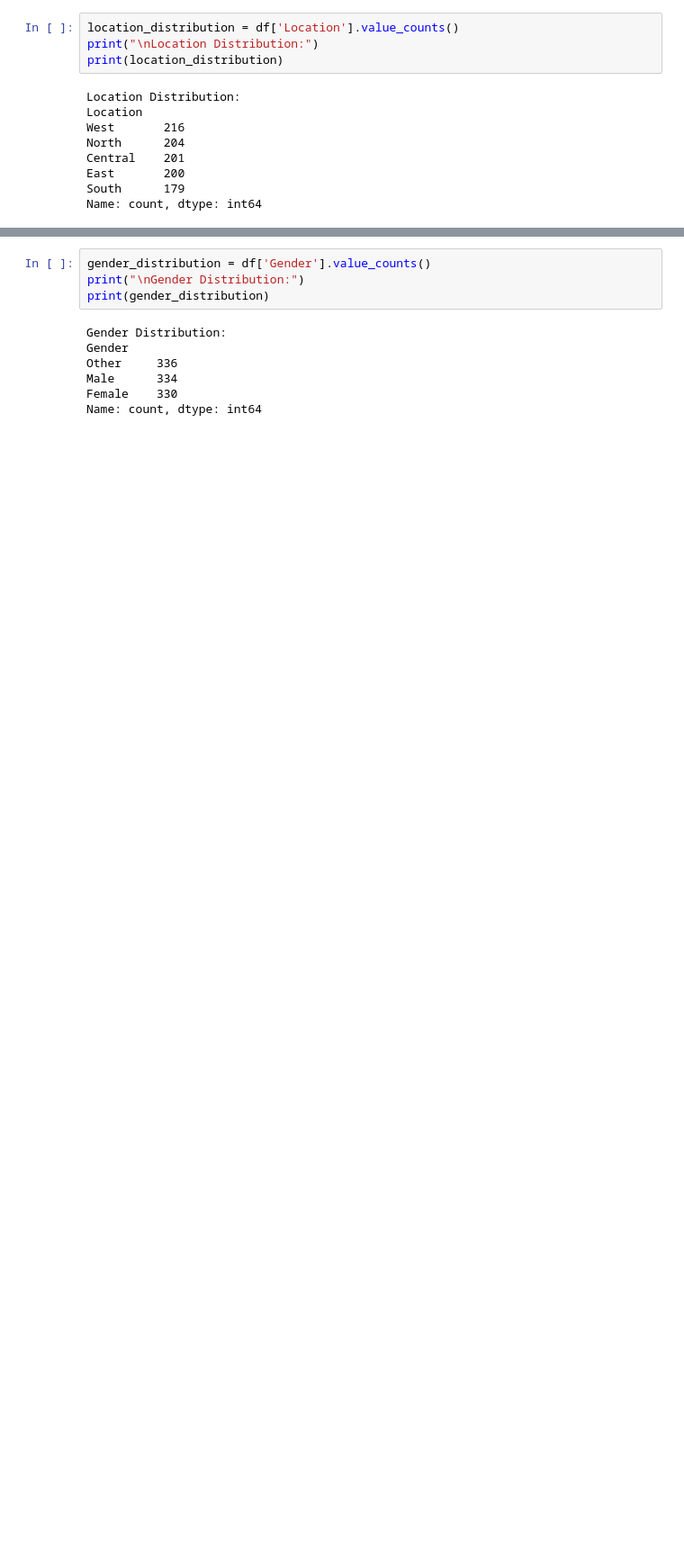
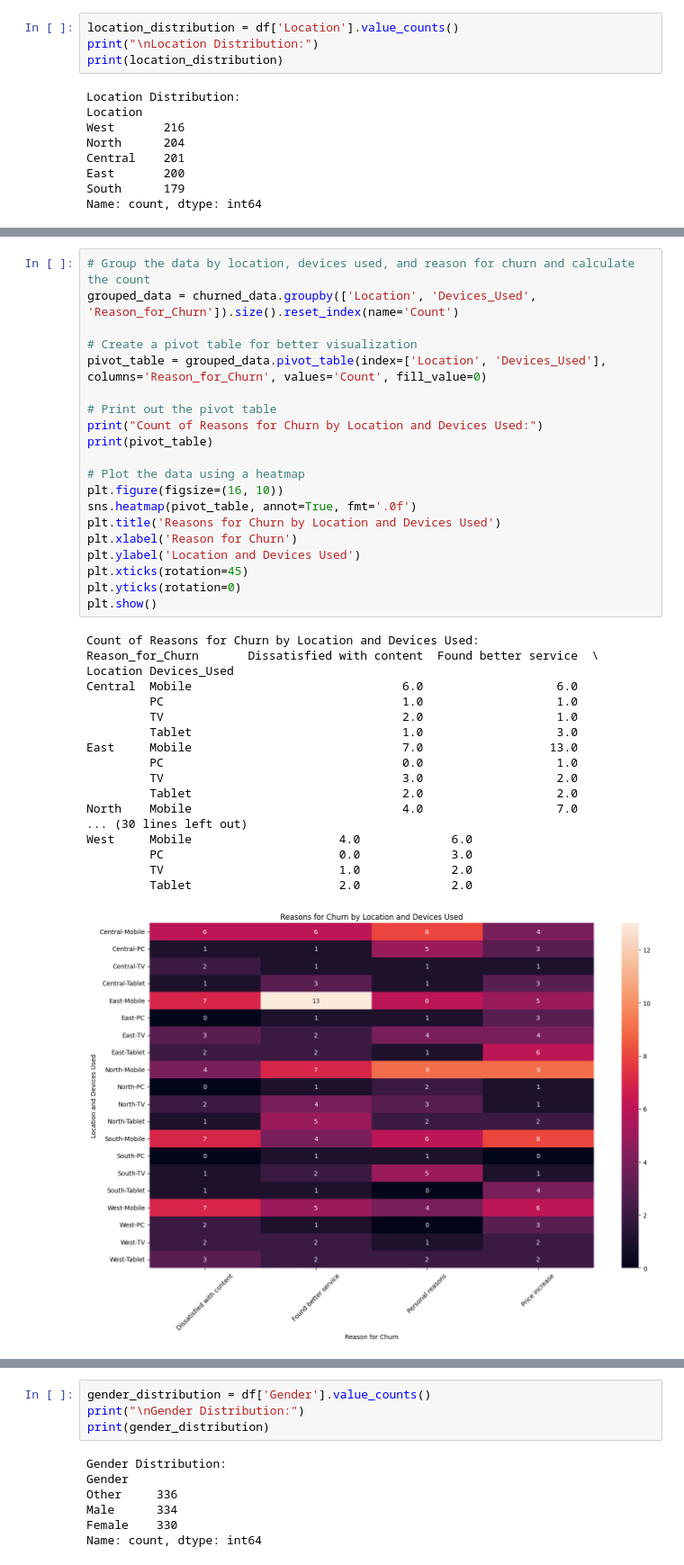
Before and after one commit to SherryQyy/MBAN6300, a Jupyter notebook: MBAN6300_Assignment1.ipynb, the cells around one changed output, grey strips where cells are left out. Shown at 90% size. Cells and saved outputs as stored; diff of their text form; blank space fills up the shorter version.

```diff
--- a/MBAN6300_Assignment1.ipynb
+++ b/MBAN6300_Assignment1.ipynb
@@ -179,0 +191,39 @@ df.groupby(['Location', 'Subscription_Type'])['Monthly_Payment'].describe()
+# %%
+# Group the data by location, devices used, and reason for churn and calculate the count
+grouped_data = churned_data.groupby(['Location', 'Devices_Used', 'Reason_for_Churn']).size().reset_index(name='Count')
+
+# Create a pivot table for better visualization
+pivot_table = grouped_data.pivot_table(index=['Location', 'Devices_Used'], columns='Reason_for_Churn', values='Count', fill_value=0)
+
+# Print out the pivot table
+print("Count of Reasons for Churn by Location and Devices Used:")
+print(pivot_table)
+
+# Plot the data using a heatmap
+plt.figure(figsize=(16, 10))
+sns.heatmap(pivot_table, annot=True, fmt='.0f')
+plt.title('Reasons for Churn by Location and Devices Used')
+plt.xlabel('Reason for Churn')
+plt.ylabel('Location and Devices Used')
+plt.xticks(rotation=45)
+plt.yticks(rotation=0)
+plt.show()
+# %% [output]
+Count of Reasons for Churn by Location and Devices Used:
+Reason_for_Churn       Dissatisfied with content  Found better service  \
+Location Devices_Used
+Central  Mobile                              6.0                   6.0
+         PC                                  1.0                   1.0
+         TV                                  2.0                   1.0
+         Tablet                              1.0                   3.0
+East     Mobile                              7.0                  13.0
+         PC                                  0.0                   1.0
+         TV                                  3.0                   2.0
+         Tablet                              2.0                   2.0
+North    Mobile                              4.0                   7.0
+... (30 lines left out)
+West     Mobile                     4.0             6.0
+         PC                         0.0             3.0
+         TV                         1.0             2.0
+         Tablet                     2.0             2.0
+[figure, added]
```
Also changed, not shown: parts of 43 cells of this notebook.
